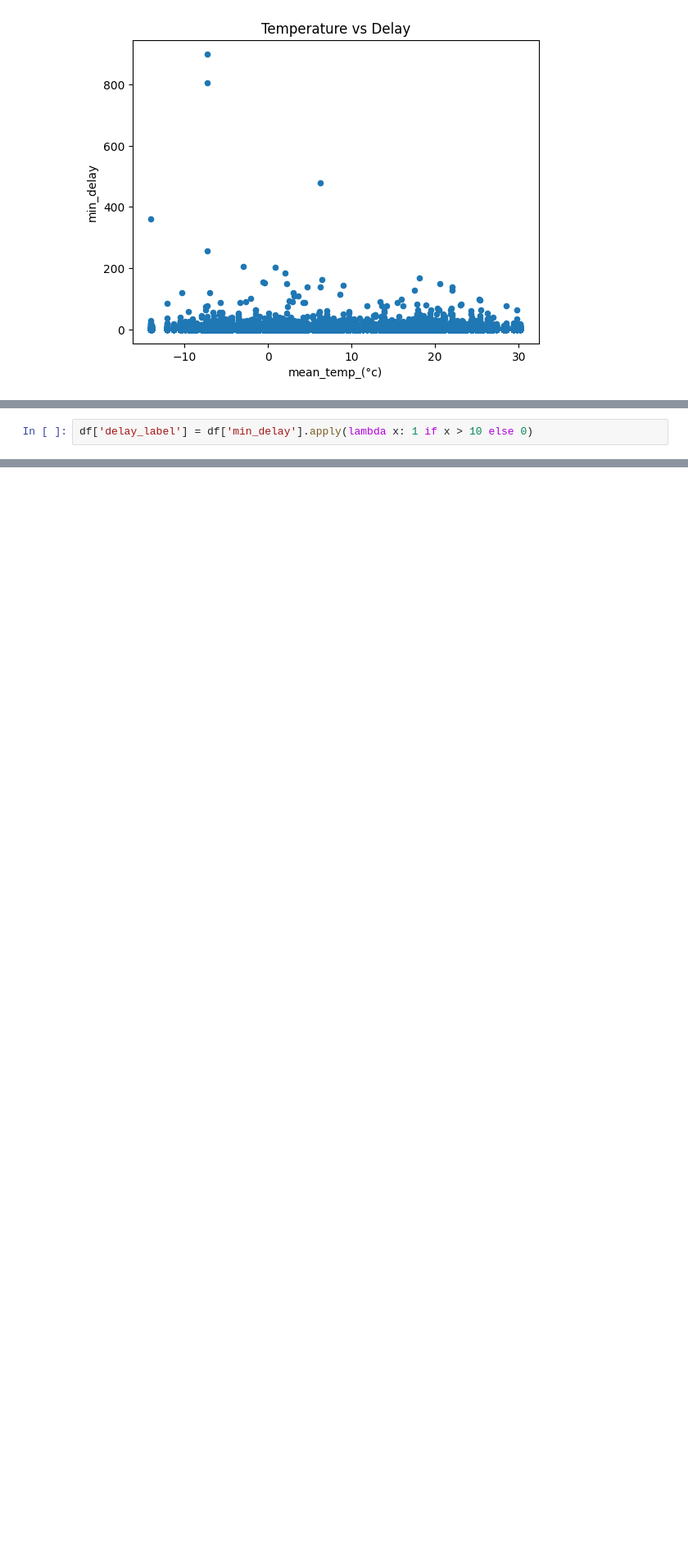
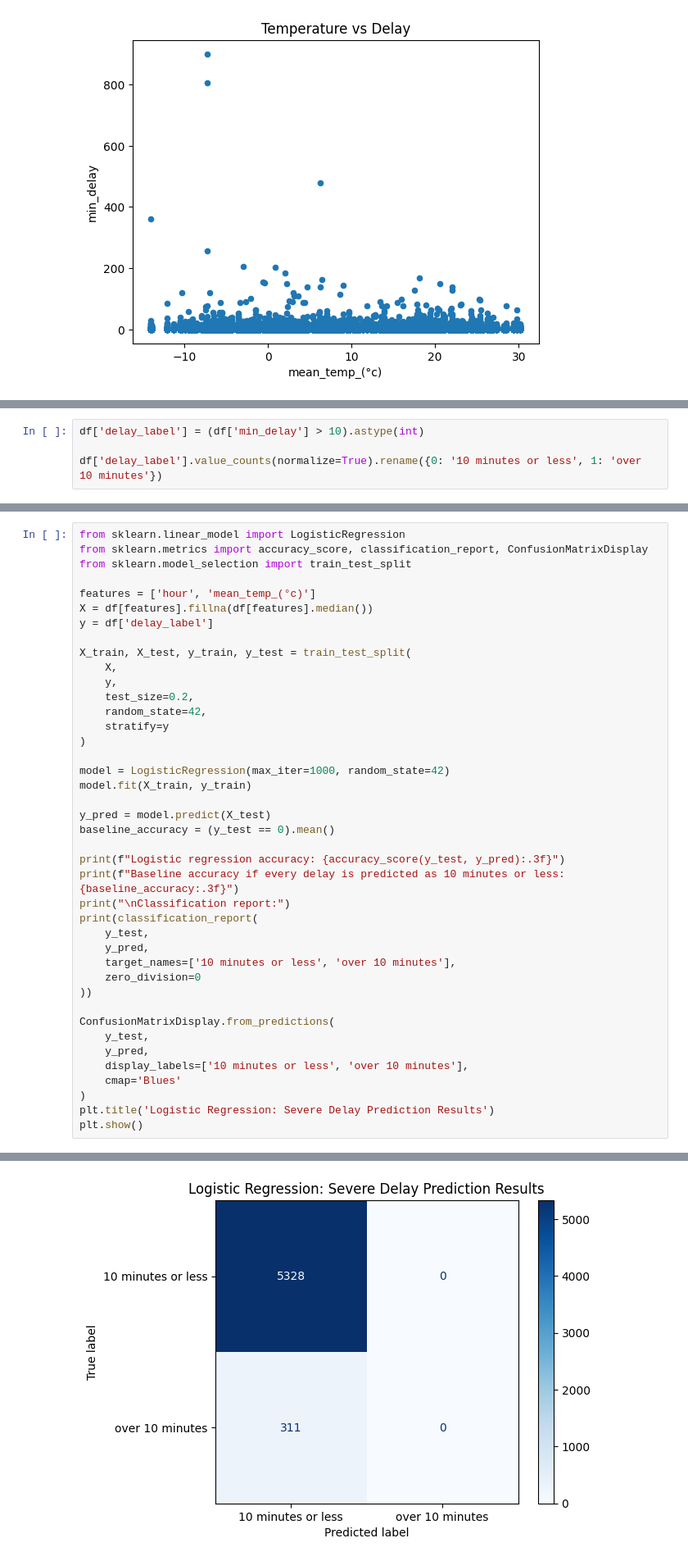
Before and after one commit to arpanmukhia/toronto-transit-delay-analysis, a Jupyter notebook: ttc_analysis.ipynb, the cells around one changed output, grey strips where cells are left out. Shown at 82% size. Drawn from its saved outputs; the diff is of its cells as text; blank space fills up the shorter version.

```diff
--- a/ttc_analysis.ipynb
+++ b/ttc_analysis.ipynb
@@ -248,2 +272,4 @@ plt.show()
 # %%
-df['delay_label'] = df['min_delay'].apply(lambda x: 1 if x > 10 else 0)
+df['delay_label'] = (df['min_delay'] > 10).astype(int)
+
+df['delay_label'].value_counts(normalize=True).rename({0: '10 minutes or less', 1: 'over 10 minutes'})
@@ -267,0 +281,42 @@ Accuracy: 0.941478985635751
+# %%
+from sklearn.linear_model import LogisticRegression
+from sklearn.metrics import accuracy_score, classification_report, ConfusionMatrixDisplay
+from sklearn.model_selection import train_test_split
+
+features = ['hour', 'mean_temp_(°c)']
+X = df[features].fillna(df[features].median())
+y = df['delay_label']
+
+X_train, X_test, y_train, y_test = train_test_split(
+    X,
+    y,
+    test_size=0.2,
+    random_state=42,
+    stratify=y
+)
+
+model = LogisticRegression(max_iter=1000, random_state=42)
+model.fit(X_train, y_train)
+
+y_pred = model.predict(X_test)
+baseline_accuracy = (y_test == 0).mean()
+
+print(f"Logistic regression accuracy: {accuracy_score(y_test, y_pred):.3f}")
+print(f"Baseline accuracy if every delay is predicted as 10 minutes or less: {baseline_accuracy:.3f}")
+print("\nClassification report:")
+print(classification_report(
+    y_test,
+    y_pred,
+    target_names=['10 minutes or less', 'over 10 minutes'],
+    zero_division=0
+))
+
+ConfusionMatrixDisplay.from_predictions(
+    y_test,
+    y_pred,
+    display_labels=['10 minutes or less', 'over 10 minutes'],
+    cmap='Blues'
+)
+plt.title('Logistic Regression: Severe Delay Prediction Results')
+plt.show()
+# %% [output]
@@ -267,0 +335 @@ Accuracy: 0.941478985635751
+[figure, added]
```
Also changed, not shown: parts of 10 cells of this notebook.
